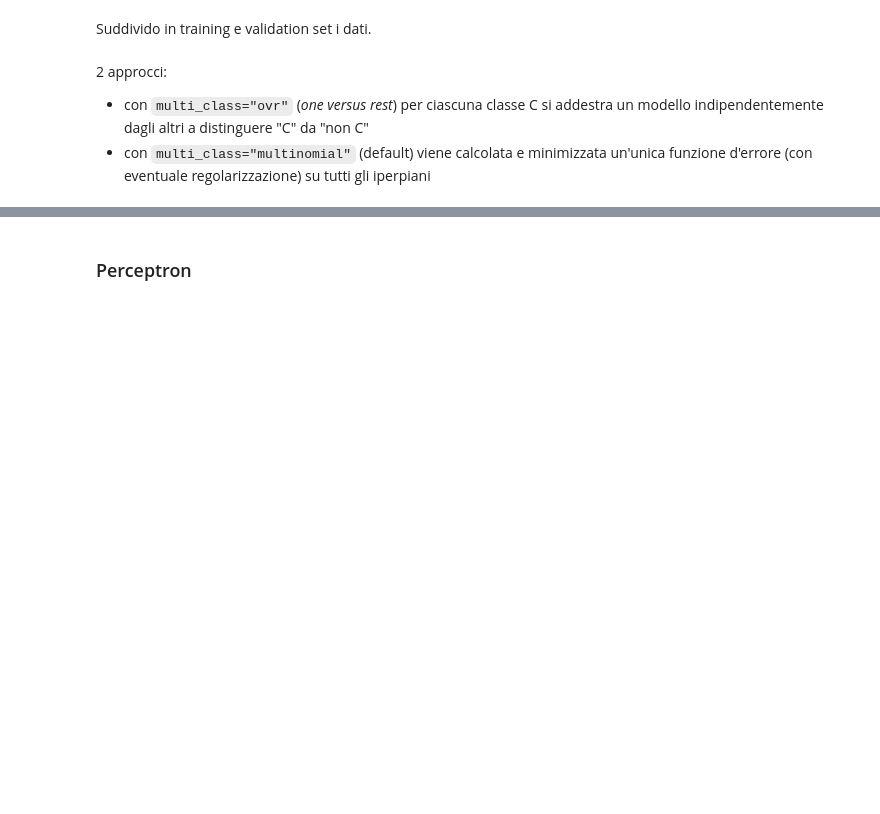
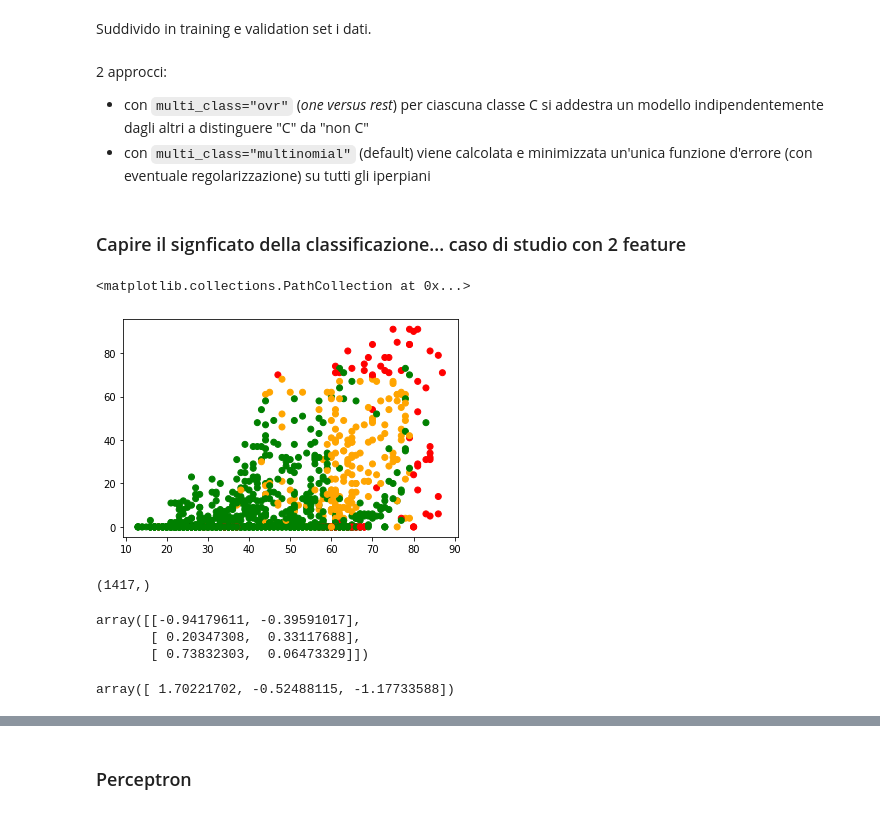
Before and after one commit to tassiluca/dia-project, a Jupyter notebook: fetal_health_classification.ipynb, the cells around one changed output, grey strips where cells are left out. Drawn from its saved outputs; the diff is of its cells as text; code cells hidden in the pictures; blank space fills up the shorter version.

```diff
--- a/fetal_health_classification.ipynb
+++ b/fetal_health_classification.ipynb
@@ -217,3 +231,5 @@ def get_features_scores(model):
 2 approcci:
 - con `multi_class="ovr"` (_one versus rest_) per ciascuna classe C si addestra un modello indipendentemente dagli altri a distinguere "C" da "non C"
 - con `multi_class="multinomial"` (default) viene calcolata e minimizzata un'unica funzione d'errore (con eventuale regolarizzazione) su tutti gli iperpiani
+# %% [markdown]
+### Capire il signficato della classificazione... caso di studio con 2 feature
@@ -219,0 +239,19 @@ def get_features_scores(model):
+# %%
+X_2f = data[[data.columns[7], data.columns[9]]]
+y_2f = data["fetal_health"]
+# %%
+from sklearn.model_selection import train_test_split
+X2f_train, X2f_val, y2f_train, y2f_val = train_test_split(
+    X_2f, y_2f,         # dati da suddividere
+    test_size = 1/3,    # proporzione: 2/3 training set, 1/3 validation set
+    random_state = 42   # seed per la riproducibilità
+)
+# %%
+plt.scatter(*X2f_train.values.T, c=y2f_train.map(diagnosis_color_map))
+# %% [output]
+<matplotlib.collections.PathCollection at 0x...>
+[figure, added]
+# %%
+y2f_train.shape
+# %% [output]
+(1417,)
@@ -219,0 +286,10 @@ def get_features_scores(model):
+# %%
+m.best_estimator_[-1].coef_
+# %% [output]
+array([[-0.94179611, -0.39591017],
+       [ 0.20347308,  0.33117688],
+       [ 0.73832303,  0.06473329]])
+# %%
+m.best_estimator_[-1].intercept_
+# %% [output]
+array([ 1.70221702, -0.52488115, -1.17733588])
```
Also changed, not shown: parts of 38 cells of this notebook.
